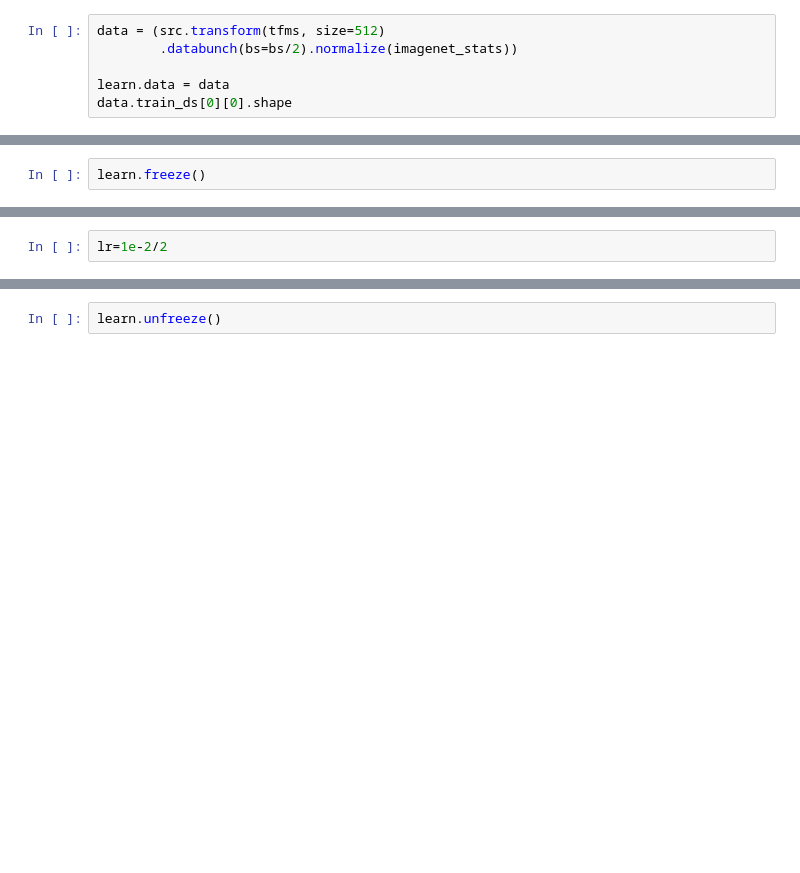
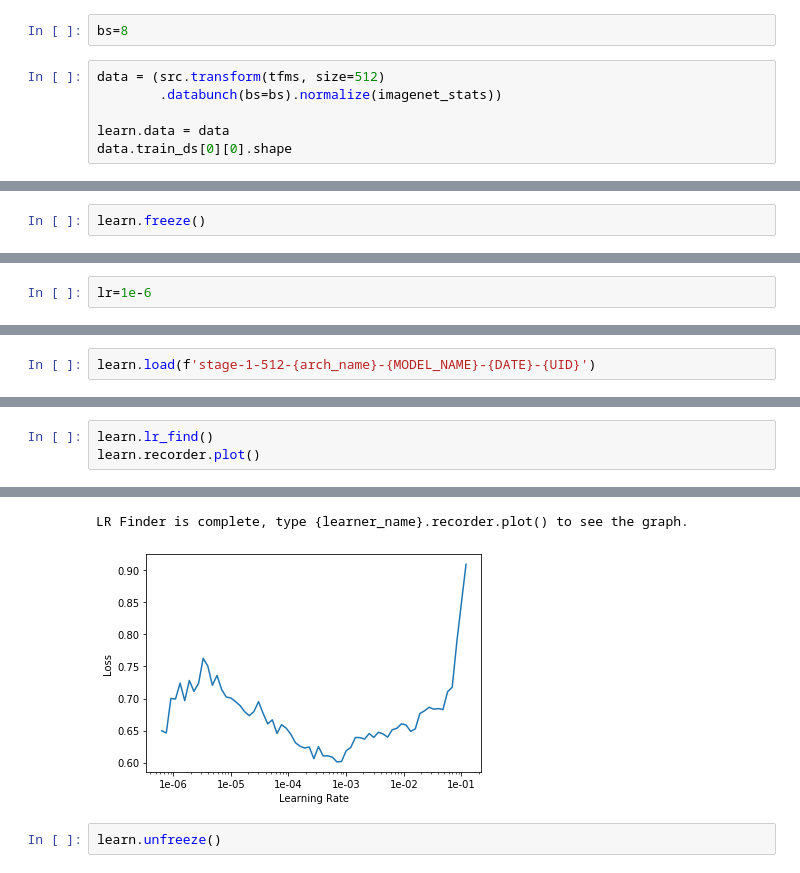
Before and after one commit to adriangrepo/caribbean_disaster_risk, a Jupyter notebook: 06_10_fastai_train_efficientnet_b6_20191117.ipynb, the cells around one changed output, grey strips where cells are left out. Drawn from its saved outputs; the diff is of its cells as text; blank space fills up the shorter version.

```diff
--- a/06_10_fastai_train_efficientnet_b6_20191117.ipynb
+++ b/06_10_fastai_train_efficientnet_b6_20191117.ipynb
@@ -377,9 +460,11 @@ learn.recorder.plot_losses()
 ### 20191030 up to here, TOTO inference
 # %% [markdown]
 ### Larger size images
+# %%
+bs=8
 # %%
 data = (src.transform(tfms, size=512)
-        .databunch(bs=bs/2).normalize(imagenet_stats))
+        .databunch(bs=bs).normalize(imagenet_stats))
 
 learn.data = data
 data.train_ds[0][0].shape
@@ -391,4 +506,4 @@ learn.recorder.plot()
 # %%
-lr=1e-2/2
+lr=1e-6
 # %%
 learn.fit_one_cycle(5, slice(lr))
@@ -396,0 +519,2 @@ learn.save(f'stage-1-256-{arch_name}-{MODEL_NAME}-{DATE}-{UID}')
+# %%
+learn.load(f'stage-1-512-{arch_name}-{MODEL_NAME}-{DATE}-{UID}')
@@ -396,0 +539,4 @@ learn.save(f'stage-1-256-{arch_name}-{MODEL_NAME}-{DATE}-{UID}')
+# %%
+learn.lr_find()
+learn.recorder.plot()
+# %% [output]
@@ -397,2 +544,4 @@ learn.save(f'stage-1-256-{arch_name}-{MODEL_NAME}-{DATE}-{UID}')
+LR Finder is complete, type {learner_name}.recorder.plot() to see the graph.
+[figure, added]
 # %%
 learn.unfreeze()
```
Also changed, not shown: parts of 29 cells of this notebook, 35 other files.
